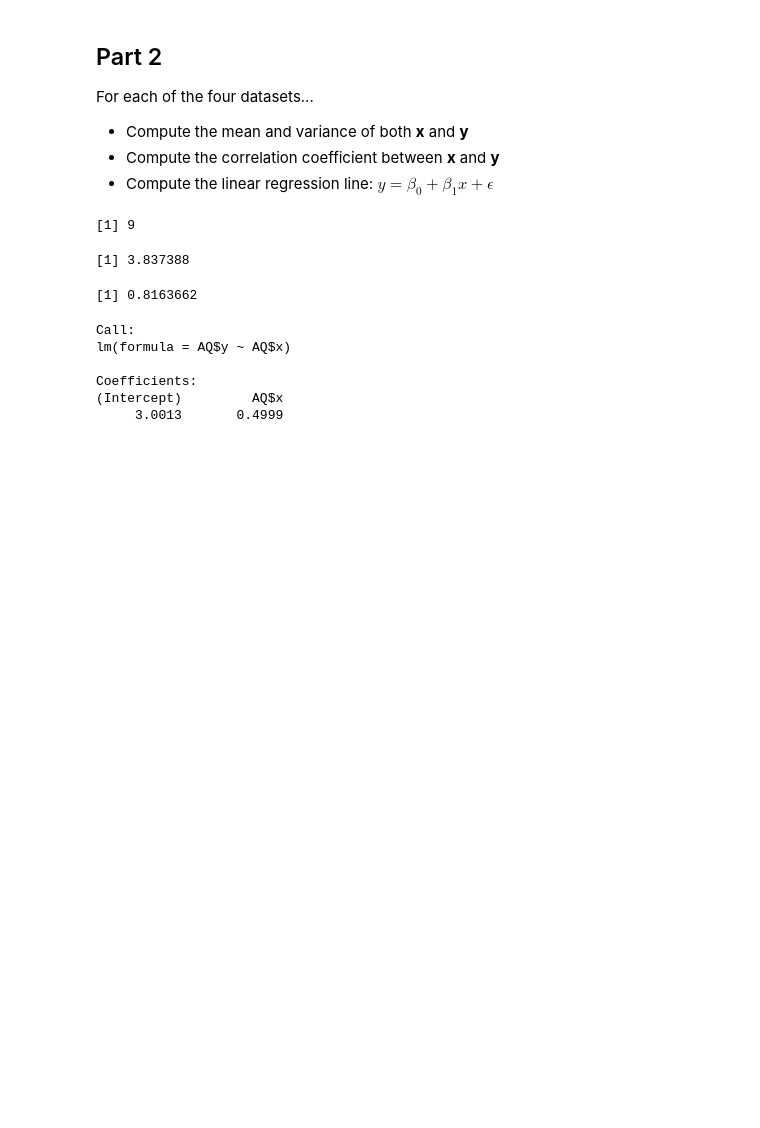
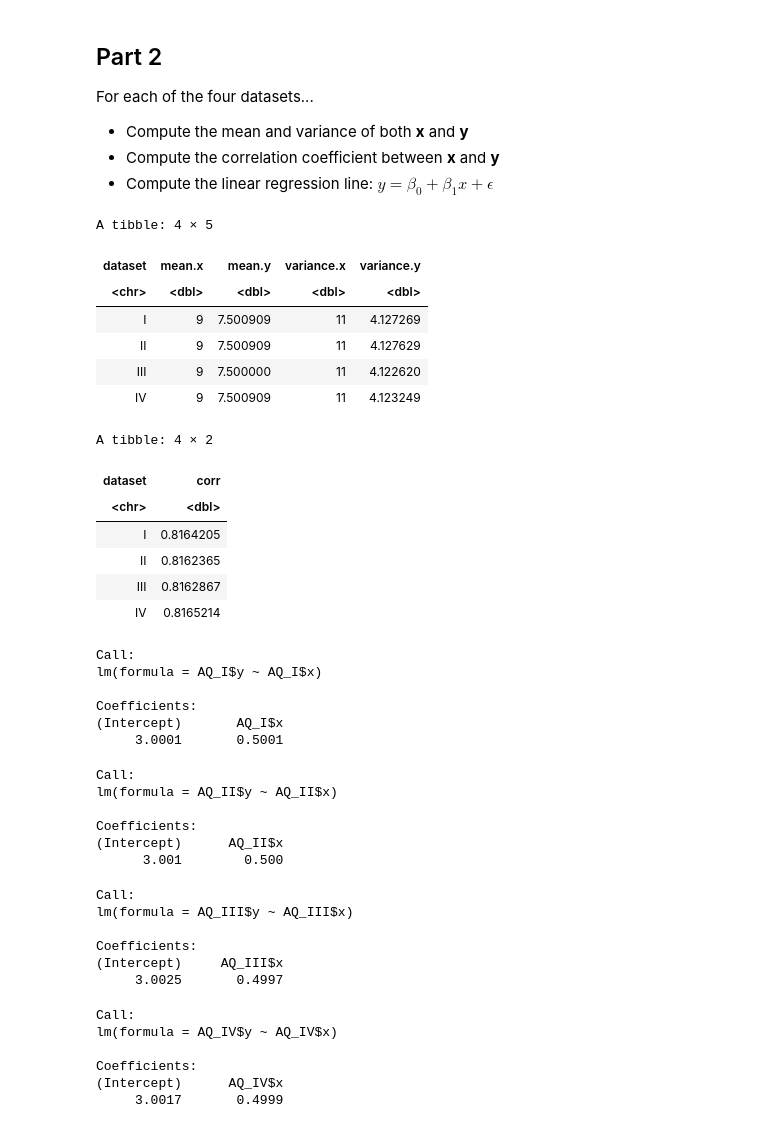
Before and after one commit to risaacsia/MPhil_GenomicMedicine, a Jupyter notebook: GMO7/Anscombe_quartet.ipynb, the cells around one changed output. Cells and saved outputs as stored; diff of their text form; code cells hidden in the pictures; blank space fills up the shorter version.

```diff
--- a/GMO7/Anscombe_quartet.ipynb
+++ b/GMO7/Anscombe_quartet.ipynb
@@ -43,20 +108,60 @@ For each of the four datasets...
  - Compute the mean and variance of both **x** and **y**
  - Compute the correlation coefficient between **x** and **y**
  - Compute the linear regression line: $y = \beta_0 + \beta_1 x + \epsilon$
-# %%
-mean(AQ$x)
-var(AQ$y)
-
-cor(AQ$x,AQ$y)
-
-lm(AQ$y~AQ$x)
-# %% [output]
-[1] 9
-[1] 3.837388
-[1] 0.8163662
-Call:
-lm(formula = AQ$y ~ AQ$x)
-
-Coefficients:
-(Intercept)         AQ$x
-     3.0013       0.4999
+# %%
+mean.var <- AQ %>% group_by(dataset) %>% summarise(mean.x = mean(x), mean.y = mean(y), variance.x = var(x), variance.y = var(y))
+mean.var
+
+cor.AQI <- AQ %>% group_by(dataset) %>% summarise(corr = cor(x, y))
+cor.AQI
+
+lineI <- lm(AQ_I$y ~ AQ_I$x)
+lineI
+
+lineII <- lm(AQ_II$y ~ AQ_II$x)
+lineII
+
+lineIII <- lm(AQ_III$y ~ AQ_III$x)
+lineIII
+
+lineIV <- lm(AQ_IV$y ~ AQ_IV$x)
+lineIV
+# %% [output]
+A tibble: 4 × 5
+| dataset | mean.x | mean.y | variance.x | variance.y |
+| <chr> | <dbl> | <dbl> | <dbl> | <dbl> |
+| I | 9 | 7.500909 | 11 | 4.127269 |
+| II | 9 | 7.500909 | 11 | 4.127629 |
+| III | 9 | 7.500000 | 11 | 4.122620 |
+| IV | 9 | 7.500909 | 11 | 4.123249 |
+A tibble: 4 × 2
+| dataset | corr |
+| <chr> | <dbl> |
+| I | 0.8164205 |
+| II | 0.8162365 |
+| III | 0.8162867 |
+| IV | 0.8165214 |
+Call:
+lm(formula = AQ_I$y ~ AQ_I$x)
+
+Coefficients:
+(Intercept)       AQ_I$x
+     3.0001       0.5001
+Call:
+lm(formula = AQ_II$y ~ AQ_II$x)
+
+Coefficients:
+(Intercept)      AQ_II$x
+      3.001        0.500
+Call:
+lm(formula = AQ_III$y ~ AQ_III$x)
+
+Coefficients:
+(Intercept)     AQ_III$x
+     3.0025       0.4997
+Call:
+lm(formula = AQ_IV$y ~ AQ_IV$x)
+
+Coefficients:
+(Intercept)      AQ_IV$x
+     3.0017       0.4999
```
Also changed, not shown: parts of 2 cells of this notebook.
